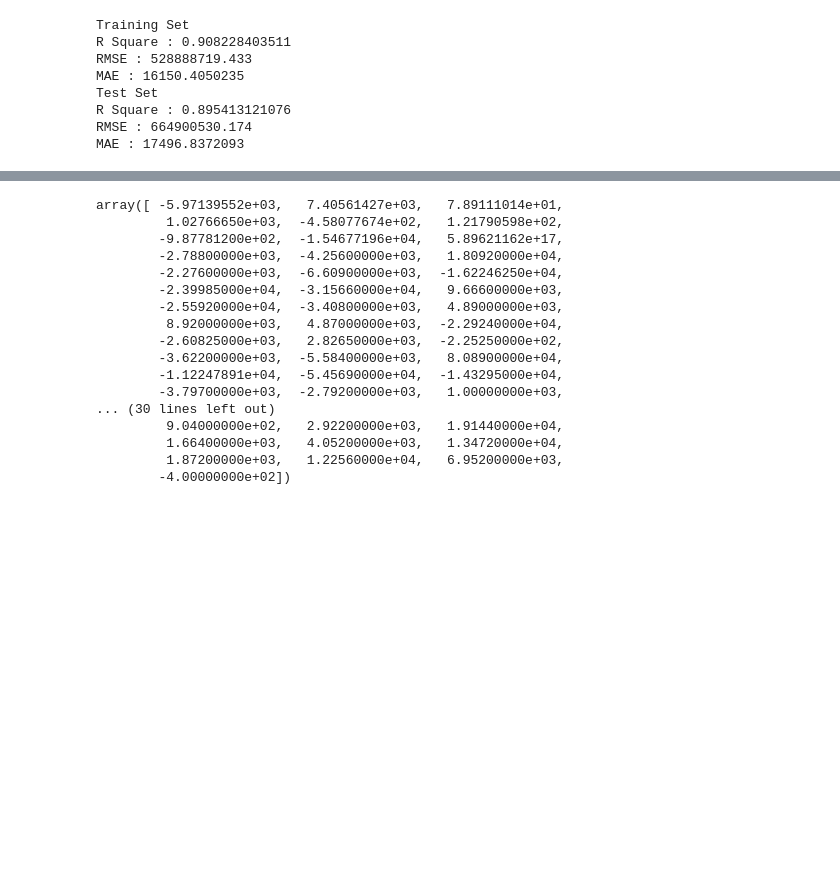
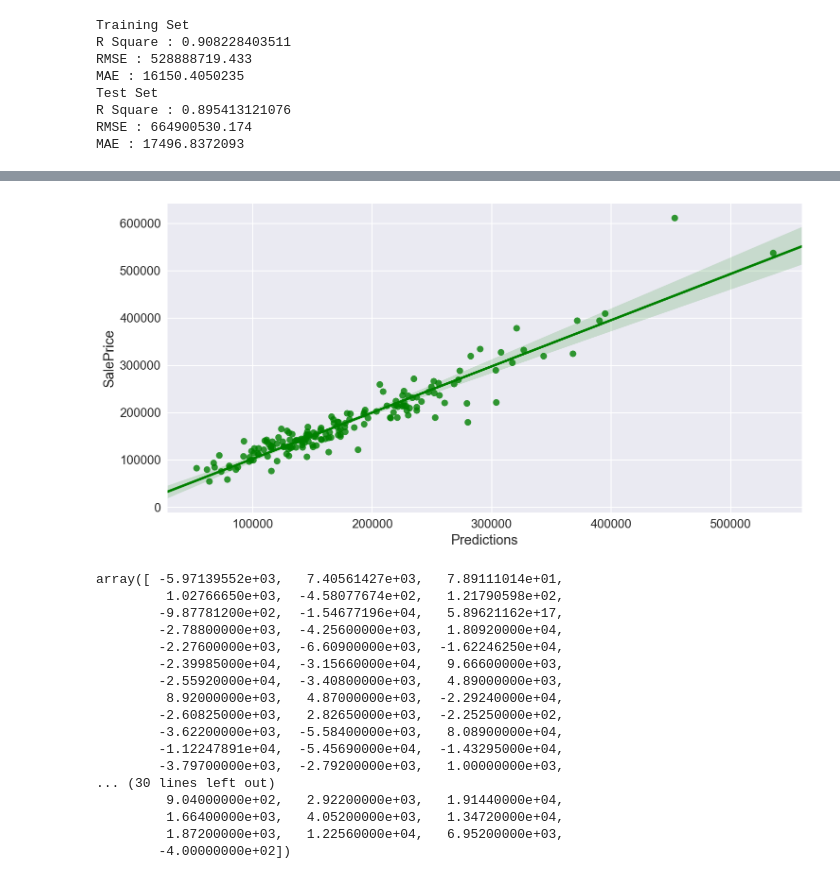
Before and after one commit to BhushanShet/BhushanShet.github.io, a Jupyter notebook: project-three/project-03-starter.ipynb, the cells around one changed output, grey strips where cells are left out. Cells and saved outputs as stored; diff of their text form; code cells hidden in the pictures; blank space fills up the shorter version.

```diff
--- a/project-three/project-03-starter.ipynb
+++ b/project-three/project-03-starter.ipynb
@@ -557,3 +550,10 @@ plt.show()
+# %%
+fig, ax_arr = plt.subplots(1,1, figsize=(12,6))
+plt.xlabel("Predictions")
+plt.ylabel("Real Sales Prices")
+axis0 = sns.regplot(pred_test, y_test, color='g', ax=ax_arr)
+# %% [output]
+[figure, added]
 # %%
 model.coef_
 # %% [output]
```
Also changed, not shown: parts of 3 cells of this notebook.
